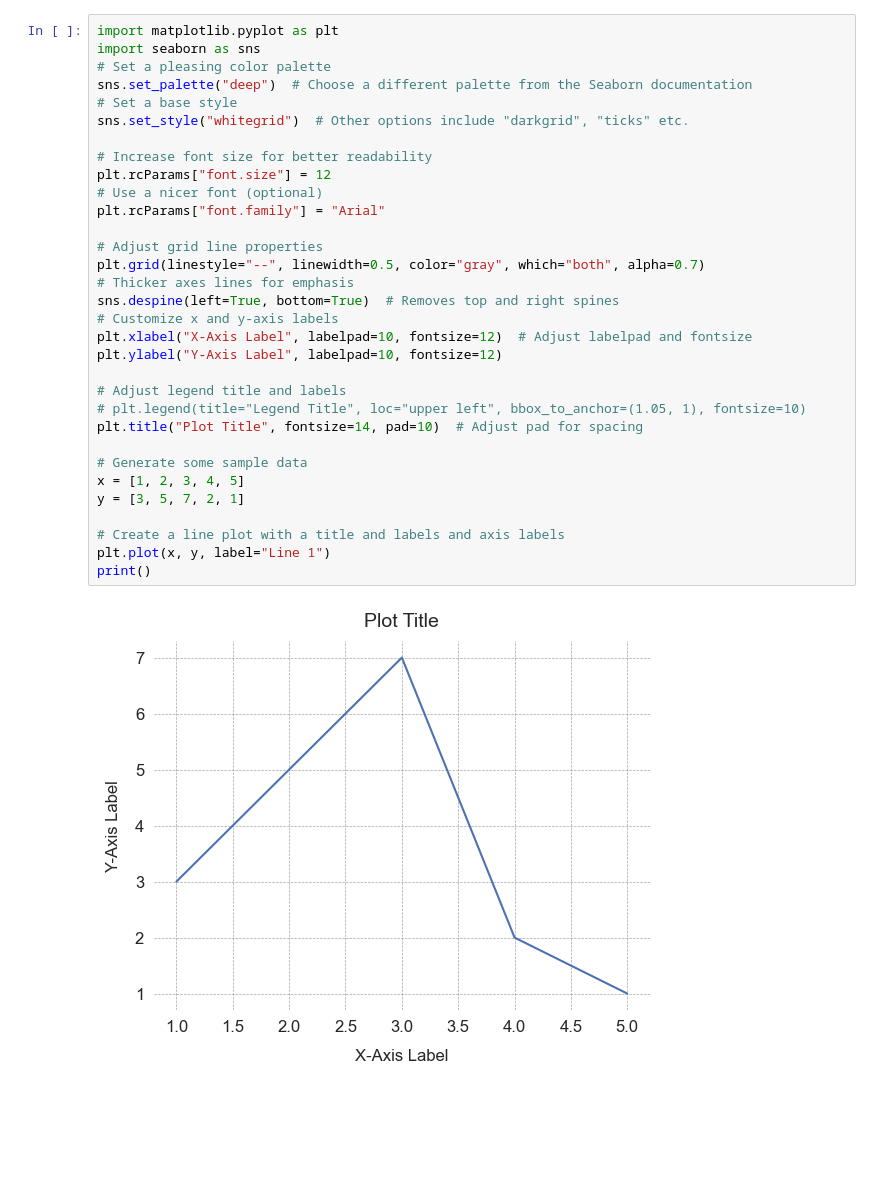
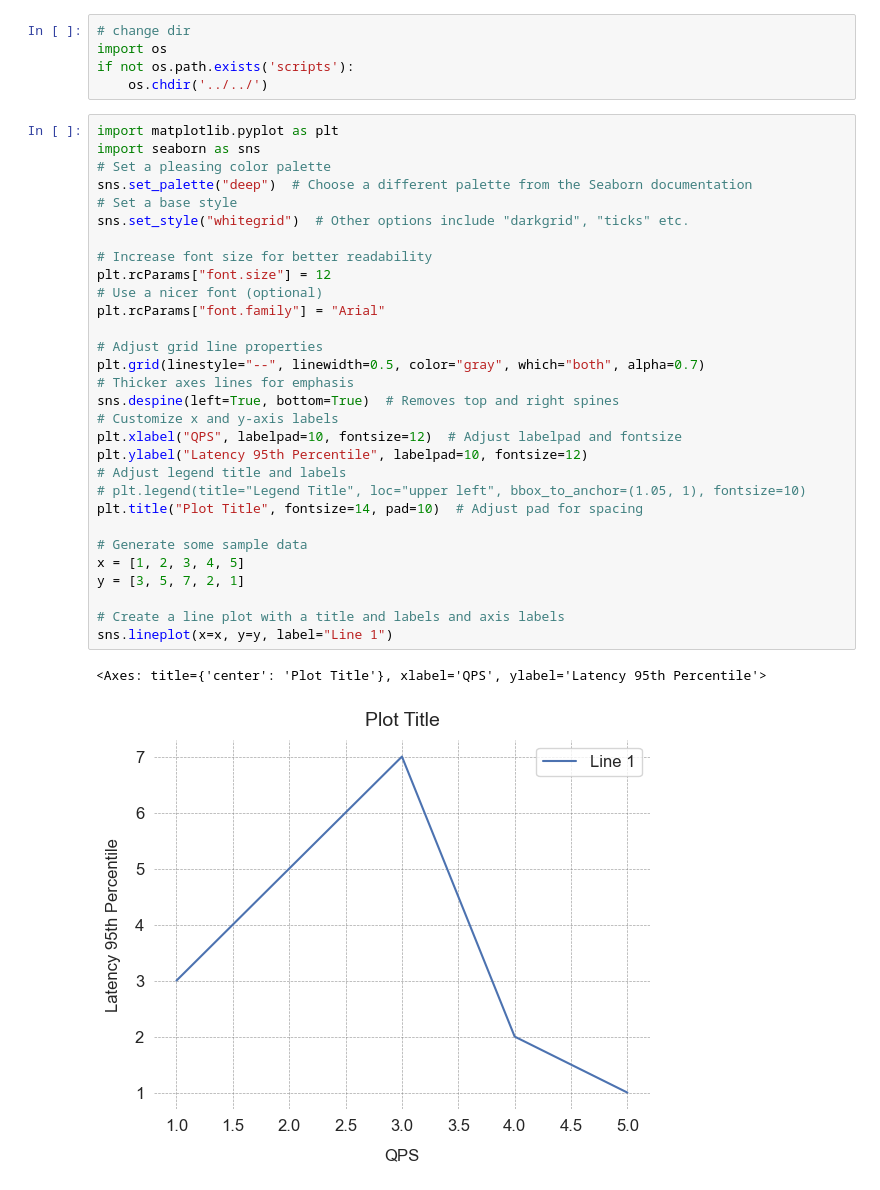
Before and after one commit to dennisjueni/cca-2024, a Jupyter notebook: projects/part1/plot_part1.ipynb, the cells around one changed output. Cells and saved outputs as stored; diff of their text form; blank space fills up the shorter version.

```diff
--- a/projects/part1/plot_part1.ipynb
+++ b/projects/part1/plot_part1.ipynb
@@ -1,34 +1,38 @@
+# %%
+# change dir
+import os
+if not os.path.exists('scripts'):
+    os.chdir('../../')
 # %%
 import matplotlib.pyplot as plt
 import seaborn as sns
 # Set a pleasing color palette
 sns.set_palette("deep")  # Choose a different palette from the Seaborn documentation
 # Set a base style
 sns.set_style("whitegrid")  # Other options include "darkgrid", "ticks" etc.
 
 # Increase font size for better readability
 plt.rcParams["font.size"] = 12
 # Use a nicer font (optional)
 plt.rcParams["font.family"] = "Arial"
 
 # Adjust grid line properties
 plt.grid(linestyle="--", linewidth=0.5, color="gray", which="both", alpha=0.7)
 # Thicker axes lines for emphasis
 sns.despine(left=True, bottom=True)  # Removes top and right spines
 # Customize x and y-axis labels
-plt.xlabel("X-Axis Label", labelpad=10, fontsize=12)  # Adjust labelpad and fontsize
-plt.ylabel("Y-Axis Label", labelpad=10, fontsize=12)
-
+plt.xlabel("QPS", labelpad=10, fontsize=12)  # Adjust labelpad and fontsize
+plt.ylabel("Latency 95th Percentile", labelpad=10, fontsize=12)
 # Adjust legend title and labels
 # plt.legend(title="Legend Title", loc="upper left", bbox_to_anchor=(1.05, 1), fontsize=10)
 plt.title("Plot Title", fontsize=14, pad=10)  # Adjust pad for spacing
 
 # Generate some sample data
 x = [1, 2, 3, 4, 5]
 y = [3, 5, 7, 2, 1]
 
 # Create a line plot with a title and labels and axis labels
-plt.plot(x, y, label="Line 1")
-print()
+sns.lineplot(x=x, y=y, label="Line 1")
 # %% [output]
+<Axes: title={'center': 'Plot Title'}, xlabel='QPS', ylabel='Latency 95th Percentile'>
-[figure, old version]
+[figure, new version]
```
Also changed, not shown: parts of 5 cells of this notebook, 1 other file.
